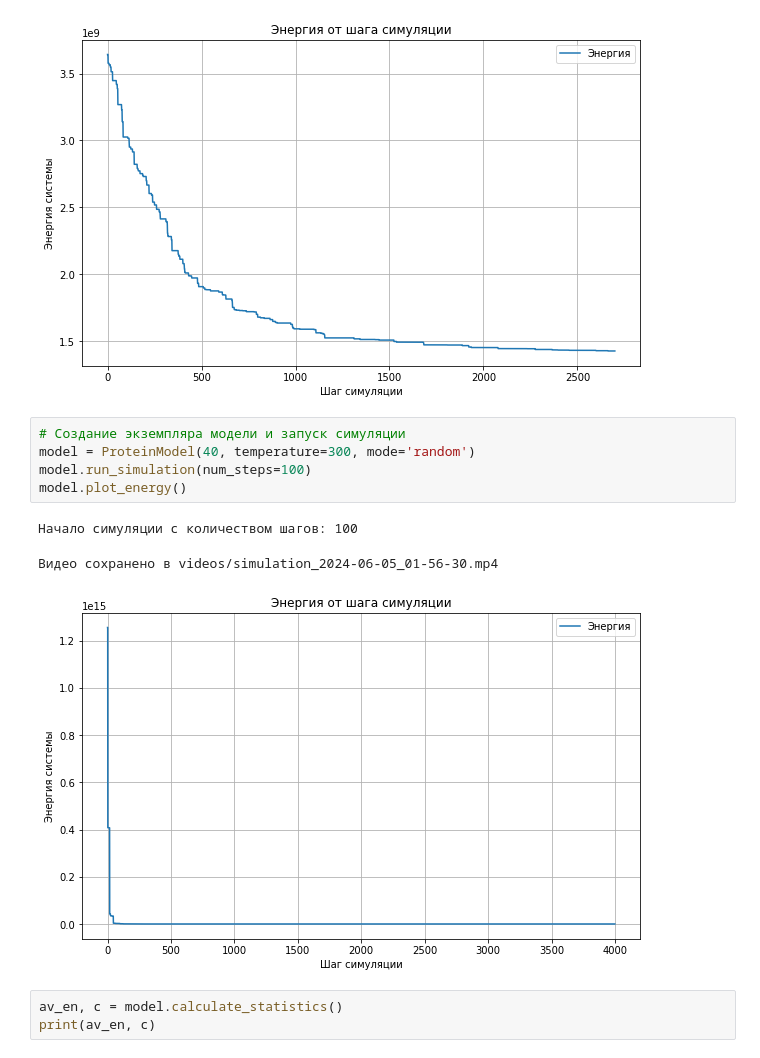
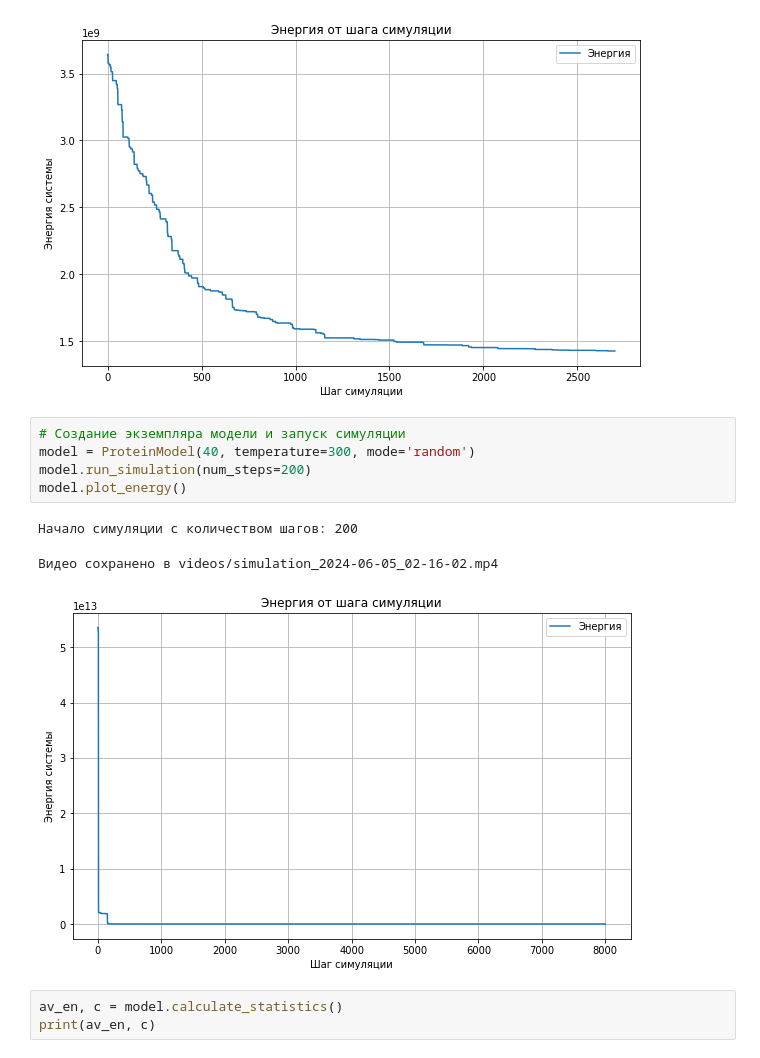
Before and after one commit to rknzhl/polymerization, a Jupyter notebook: main.ipynb, the cells around one changed output. Drawn from its saved outputs; the diff is of its cells as text.

Commit message:
new visualization

```diff
--- a/main.ipynb
+++ b/main.ipynb
@@ -21,12 +21,12 @@ model.plot_energy()
 # %%
 # Создание экземпляра модели и запуск симуляции
 model = ProteinModel(40, temperature=300, mode='random')
-model.run_simulation(num_steps=100)
+model.run_simulation(num_steps=200)
 model.plot_energy()
 # %% [output]
-Начало симуляции с количеством шагов: 100
+Начало симуляции с количеством шагов: 200
-Видео сохранено в videos/simulation_2024-06-05_01-56-30.mp4
+Видео сохранено в videos/simulation_2024-06-05_02-16-02.mp4
-[figure, old version]
+[figure, new version]
 # %%
 av_en, c = model.calculate_statistics()
 print(av_en, c)
```
Also changed, not shown: 3 other files.
